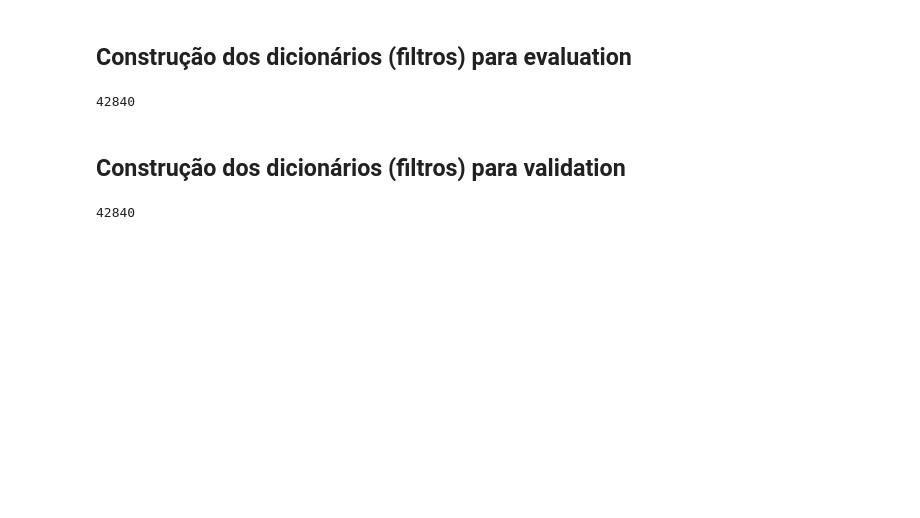
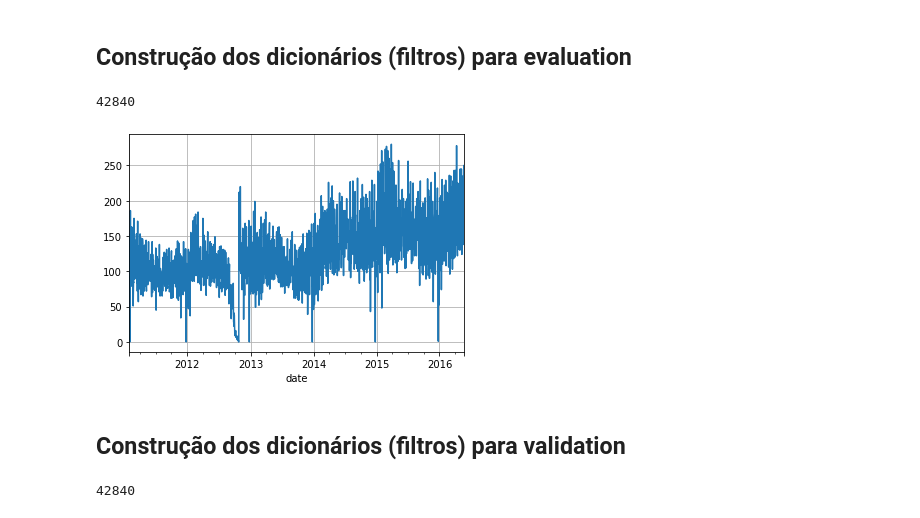
Before and after one commit to Faluhelyi/pibic_2021-2022, a Jupyter notebook: main.ipynb, the cells around one changed output. Cells and saved outputs as stored; diff of their text form; code cells hidden in the pictures; blank space fills up the shorter version.

```diff
--- a/main.ipynb
+++ b/main.ipynb
@@ -345,6 +345,13 @@ print(len(dict_1_eva) + len(dict_2_eva) + len(dict_3_eva) + len(dict_4_eva)+ len
 + len(dict_10_eva) + len(dict_11_eva)+ len(dict_12_eva))
 # %% [output]
 42840
+# %%
+dict_9_eva['WI_1_HOUSEHOLD_2'].index = pd.to_datetime(dict_9_eva['WI_1_HOUSEHOLD_2'].index)
+
+dict_9_eva['WI_1_HOUSEHOLD_2'].plot(grid = True)
+plt.show()
+# %% [output]
+[figure, added]
 # %% [markdown]
 ## **Construção dos dicionários (filtros) para validation**
 # %%
```
Also changed, not shown: parts of 7 cells of this notebook, 3 other files.
